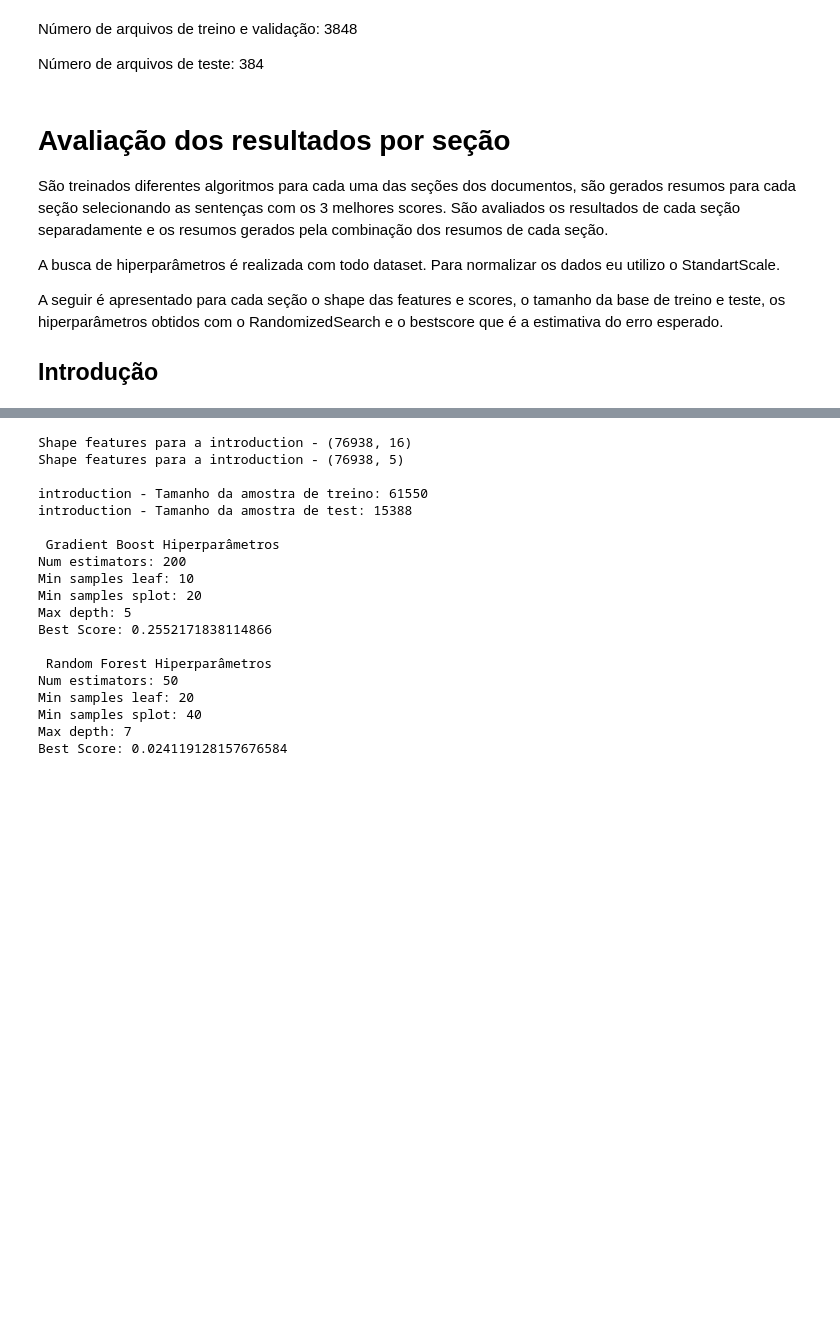
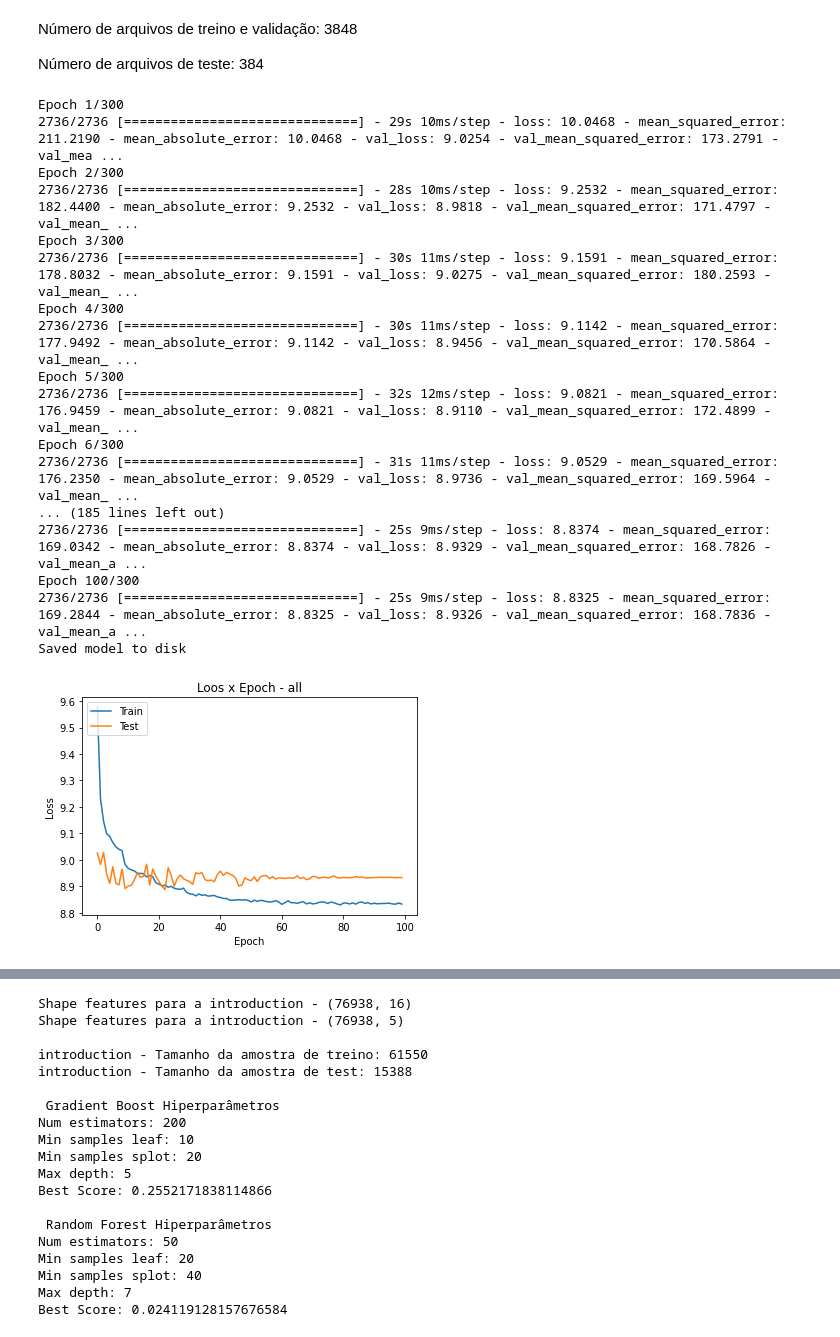
Before and after one commit to CinthiaS/mv-text-summarizer, a Jupyter notebook: notebook/main.ipynb, the cells around one changed output, grey strips where cells are left out. Drawn from its saved outputs; the diff is of its cells as text; code cells hidden in the pictures; blank space fills up the shorter version.

```diff
--- a/notebook/main.ipynb
+++ b/notebook/main.ipynb
@@ -507,32 +244,6 @@ def train_neural_model(dataset, X_train, y_train, validation_split=0.2, learning
-# %%
-def pipeline_neural_model(
-    dataset,  X_train, y_train, X_test, y_test, validation_split=0.2, learning_rate=0.001,
-     epochs=100, batch_size=64, verbose=0, train=False):
-
-    if train:
-        train_neural_model(dataset, X_train, y_train, validation_split=validation_split, learning_rate=learning_rate,
-         epochs=epochs, batch_size=batch_size, verbose=verbose)
-
-    json_file = open('model_{}.json'.format(dataset), 'r')
-    loaded_model_json = json_file.read()
-    json_file.close()
-    model = model_from_json(loaded_model_json)
-    # load weights into new model
-    model.load_weights('model_{}.h5'.format(dataset))
-
-    infile = open('history_{}'.format(dataset),'rb')
-    history = pickle.load(infile)
-    infile.close()
-
-    y_pred = model.predict(X_test)
-
-    plt = plot_history(history, dataset)
-    plt.show()
-
-    mse = mean_squared_error(y_test, y_pred)
-    mae = mean_absolute_error(y_test, y_pred)
-
-    return mse, mae
+# %%
+dataset='introduction'
+features_df = loader.read_features(path="../result/{}/features_*.csv".format(dataset))
 # %% [markdown]
 ## Preparação dos dados
 # %% [markdown]
@@ -605,14 +319,26 @@ def main(dataset, train=False):
     result['mlp'] = [mse, mae]
 
     return features_df, scores_df, X_train, X_test, y_train, y_test, result
-# %% [markdown]
-# Avaliação dos resultados por seção
-
-São treinados diferentes algoritmos para cada uma das seções dos documentos, são gerados resumos para cada seção selecionando as sentenças com os 3 melhores scores. São avaliados os resultados de cada seção separadamente e os resumos gerados pela combinação dos resumos de cada seção.
-
-A busca de hiperparâmetros é realizada com todo dataset.
-Para normalizar os dados eu utilizo o StandartScale.
-
-A seguir é apresentado para cada seção o shape das features e scores, o tamanho da base de treino e teste, os hiperparâmetros obtidos com o RandomizedSearch e o bestscore que é a estimativa do erro esperado.
-
-## Introdução
+# %%
+mse, mae = pipeline_neural_model(
+    dataset,  X_train, y_train, X_test, y_test, validation_split=0.2, learning_rate=0.001,
+    epochs=300, batch_size=128, verbose=1, train=True)
+# %% [output]
+Epoch 1/300
+2736/2736 [==============================] - 29s 10ms/step - loss: 10.0468 - mean_squared_error: 211.2190 - mean_absolute_error: 10.0468 - val_loss: 9.0254 - val_mean_squared_error: 173.2791 - val_mea ...
+Epoch 2/300
+2736/2736 [==============================] - 28s 10ms/step - loss: 9.2532 - mean_squared_error: 182.4400 - mean_absolute_error: 9.2532 - val_loss: 8.9818 - val_mean_squared_error: 171.4797 - val_mean_ ...
+Epoch 3/300
+2736/2736 [==============================] - 30s 11ms/step - loss: 9.1591 - mean_squared_error: 178.8032 - mean_absolute_error: 9.1591 - val_loss: 9.0275 - val_mean_squared_error: 180.2593 - val_mean_ ...
+Epoch 4/300
+2736/2736 [==============================] - 30s 11ms/step - loss: 9.1142 - mean_squared_error: 177.9492 - mean_absolute_error: 9.1142 - val_loss: 8.9456 - val_mean_squared_error: 170.5864 - val_mean_ ...
+Epoch 5/300
+2736/2736 [==============================] - 32s 12ms/step - loss: 9.0821 - mean_squared_error: 176.9459 - mean_absolute_error: 9.0821 - val_loss: 8.9110 - val_mean_squared_error: 172.4899 - val_mean_ ...
+Epoch 6/300
+2736/2736 [==============================] - 31s 11ms/step - loss: 9.0529 - mean_squared_error: 176.2350 - mean_absolute_error: 9.0529 - val_loss: 8.9736 - val_mean_squared_error: 169.5964 - val_mean_ ...
+... (185 lines left out)
+2736/2736 [==============================] - 25s 9ms/step - loss: 8.8374 - mean_squared_error: 169.0342 - mean_absolute_error: 8.8374 - val_loss: 8.9329 - val_mean_squared_error: 168.7826 - val_mean_a ...
+Epoch 100/300
+2736/2736 [==============================] - 25s 9ms/step - loss: 8.8325 - mean_squared_error: 169.2844 - mean_absolute_error: 8.8325 - val_loss: 8.9326 - val_mean_squared_error: 168.7836 - val_mean_a ...
+Saved model to disk
+[figure, added]
```
Also changed, not shown: parts of 41 cells of this notebook, 4 other files.
